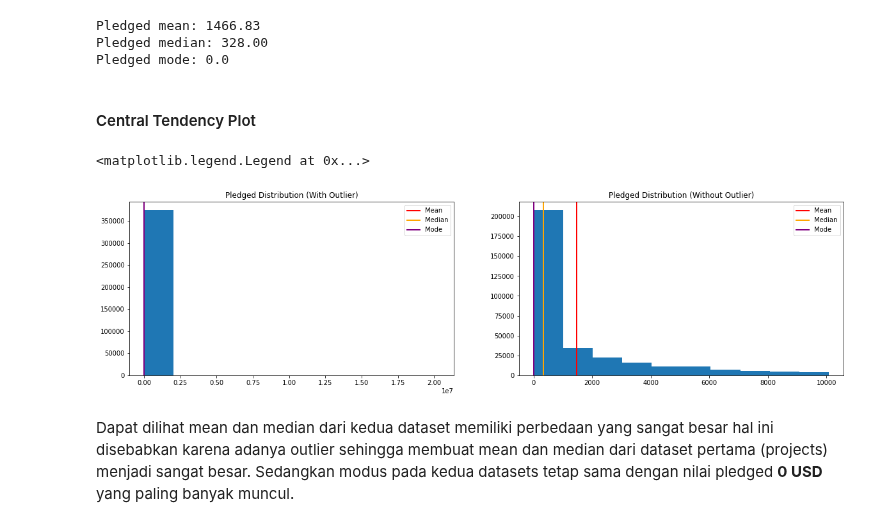
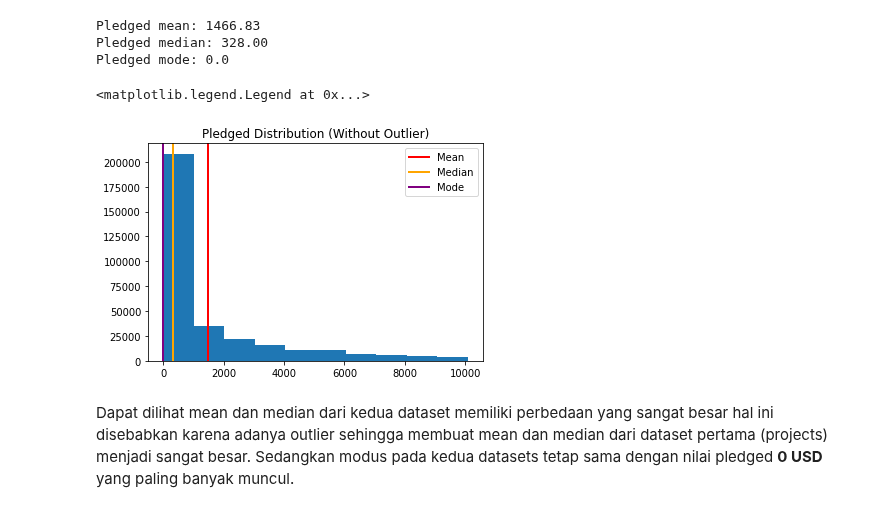
Before and after one commit to Penzragon/h8dsft_P0W3, a Jupyter notebook: script.ipynb, the cells around one changed output. Drawn from its saved outputs; the diff is of its cells as text; code cells hidden in the pictures.

```diff
--- a/script.ipynb
+++ b/script.ipynb
@@ -356,26 +366,16 @@ print(f'Pledged mode: {stats.mode(projects_no_outlier.pledged)[0][0]}')
 Pledged mean: 1466.83
 Pledged median: 328.00
 Pledged mode: 0.0
-# %% [markdown]
-#### Central Tendency Plot
 # %%
-fig, ax = plt.subplots(ncols=2, figsize=(20, 5))
-ax[0].hist(projects.pledged)
-ax[0].axvline(projects.pledged.mean(), linewidth=2, color='r', label='Mean')
-ax[0].axvline(projects.pledged.median(), linewidth=2, color='orange', label='Median')
-ax[0].axvline(stats.mode(projects.pledged)[0][0], linewidth=2, color='purple', label='Mode')
-ax[0].set_title('Pledged Distribution (With Outlier)')
-ax[0].legend()
-
-ax[1].hist(projects_no_outlier.pledged)
-ax[1].axvline(projects_no_outlier.pledged.mean(), linewidth=2, color='r', label='Mean')
-ax[1].axvline(projects_no_outlier.pledged.median(), linewidth=2, color='orange', label='Median')
-ax[1].axvline(stats.mode(projects_no_outlier.pledged)[0][0], linewidth=2, color='purple', label='Mode')
-ax[1].set_title('Pledged Distribution (Without Outlier)')
-ax[1].legend()
+plt.hist(projects_no_outlier.pledged)
+plt.axvline(projects_no_outlier.pledged.mean(), linewidth=2, color='r', label='Mean')
+plt.axvline(projects_no_outlier.pledged.median(), linewidth=2, color='orange', label='Median')
+plt.axvline(stats.mode(projects_no_outlier.pledged)[0][0], linewidth=2, color='purple', label='Mode')
+plt.title('Pledged Distribution (Without Outlier)')
+plt.legend()
 # %% [output]
 <matplotlib.legend.Legend at 0x...>
-[figure, old version]
+[figure, new version]
 # %% [markdown]
 Dapat dilihat mean dan median dari kedua dataset memiliki perbedaan yang sangat besar hal ini disebabkan karena adanya outlier sehingga membuat mean dan median dari dataset pertama (projects) menjadi sangat besar. Sedangkan modus pada kedua datasets tetap sama dengan nilai pledged **0 USD** yang paling banyak muncul.
 # %% [markdown]
```
Also changed, not shown: parts of 4 cells of this notebook.
